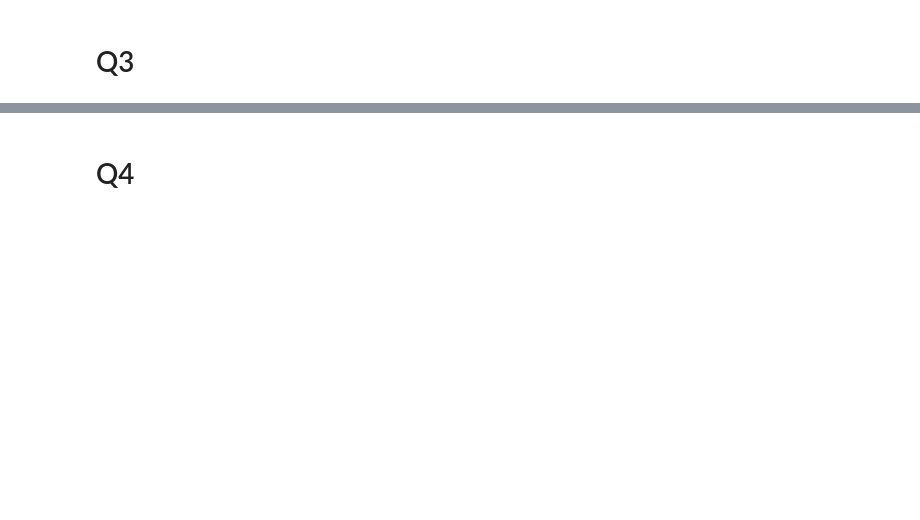
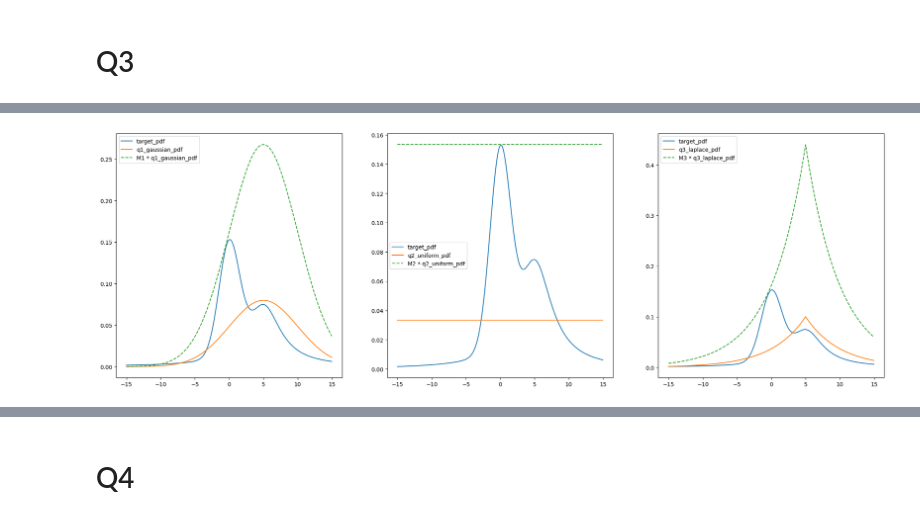
Before and after one commit to DhairyaShah981/pml-assignment3, a Jupyter notebook: A3.ipynb, the cells around one changed output, grey strips where cells are left out. Cells and saved outputs as stored; diff of their text form; code cells hidden in the pictures; blank space fills up the shorter version.

```diff
--- a/A3.ipynb
+++ b/A3.ipynb
@@ -280,0 +341,4 @@ We observe that the
+# %%
+plot_pdf(xs, show_p_tilda=True, show_q=True, show_Mq=True)
+# %% [output]
+[figure, added]
```
Also changed, not shown: parts of 59 cells of this notebook, 1 other file.
